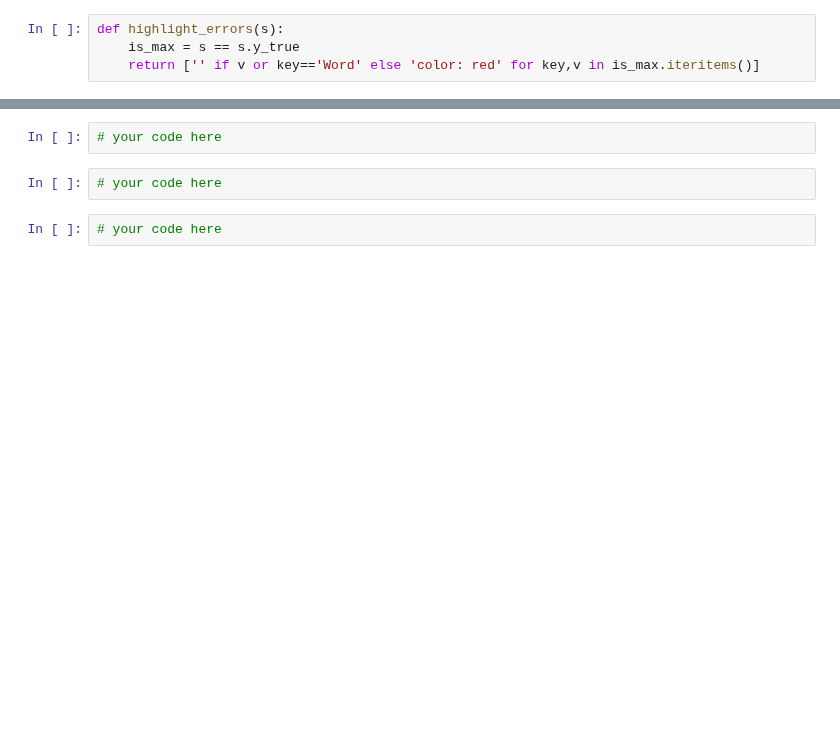
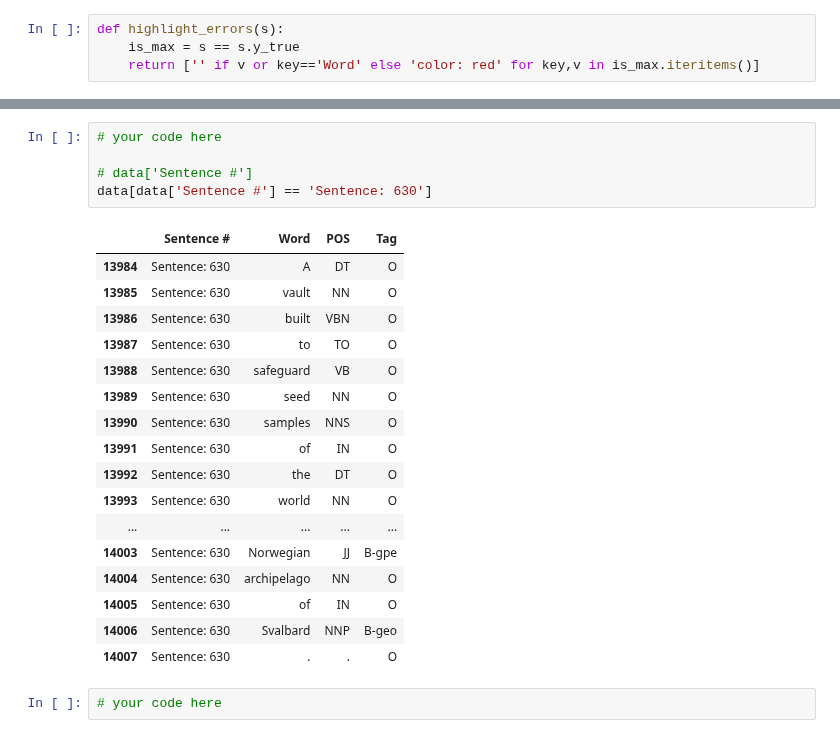
Before and after one commit to jackxxu/2020-CS109B, a Jupyter notebook: content/homeworks/hw06/notebook/cs109b_hw6.ipynb, the cells around one changed output, grey strips where cells are left out. Saved outputs shown, nothing was run; the diff lists cells and outputs as text; blank space fills up the shorter version.

```diff
--- a/content/homeworks/hw06/notebook/cs109b_hw6.ipynb
+++ b/content/homeworks/hw06/notebook/cs109b_hw6.ipynb
@@ -1060,7 +1092,26 @@ def highlight_errors(s):
 # %%
 # your code here
+
+# data['Sentence #']
+data[data['Sentence #'] == 'Sentence: 630']
+# %% [output]
+|  | Sentence # | Word | POS | Tag |
+| 13984 | Sentence: 630 | A | DT | O |
+| 13985 | Sentence: 630 | vault | NN | O |
+| 13986 | Sentence: 630 | built | VBN | O |
+| 13987 | Sentence: 630 | to | TO | O |
+| 13988 | Sentence: 630 | safeguard | VB | O |
+| 13989 | Sentence: 630 | seed | NN | O |
+| 13990 | Sentence: 630 | samples | NNS | O |
+| 13991 | Sentence: 630 | of | IN | O |
+| 13992 | Sentence: 630 | the | DT | O |
+| 13993 | Sentence: 630 | world | NN | O |
+| ... | ... | ... | ... | ... |
+| 14003 | Sentence: 630 | Norwegian | JJ | B-gpe |
+| 14004 | Sentence: 630 | archipelago | NN | O |
+| 14005 | Sentence: 630 | of | IN | O |
+| 14006 | Sentence: 630 | Svalbard | NNP | B-geo |
+| 14007 | Sentence: 630 | . | . | O |
-# %%
-# your code here
 # %%
 # your code here
 # %% [markdown]
```
Also changed, not shown: parts of 2 cells of this notebook.
